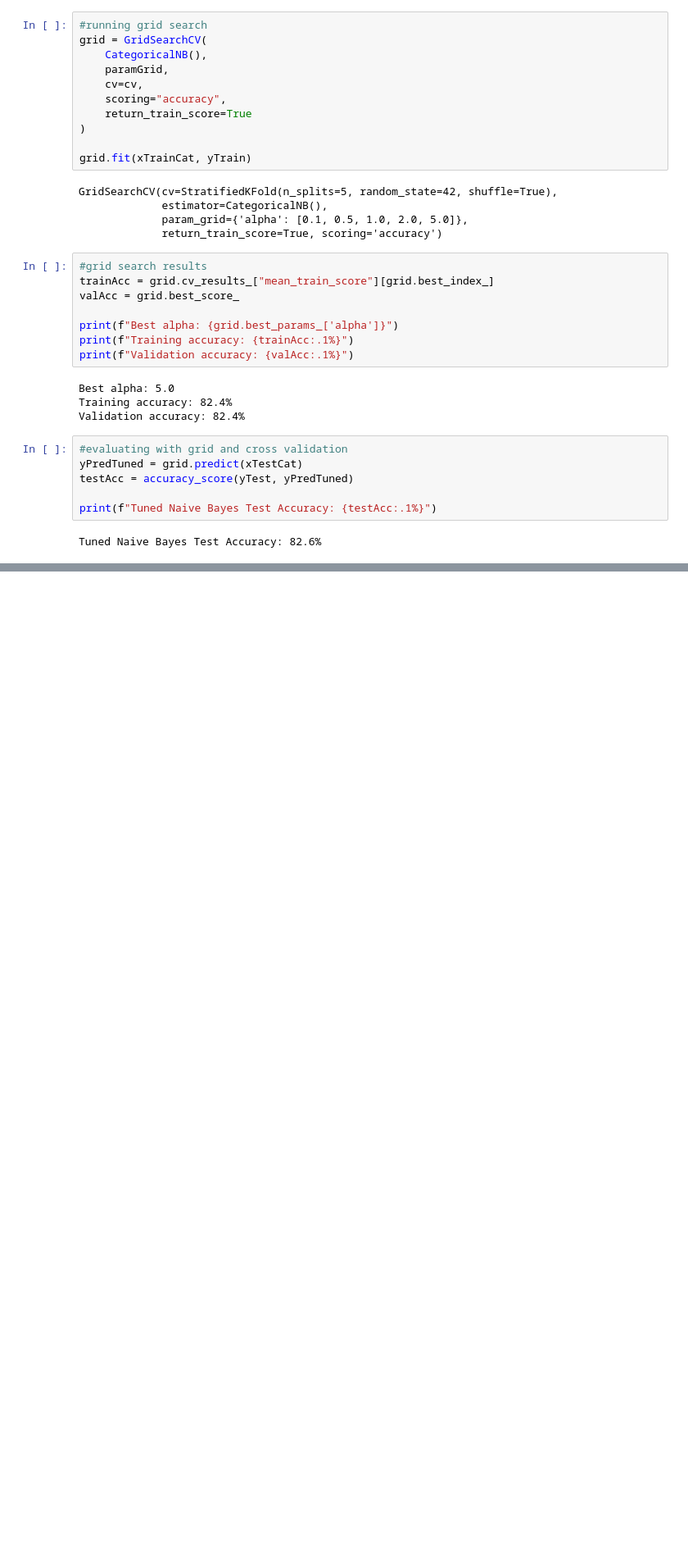
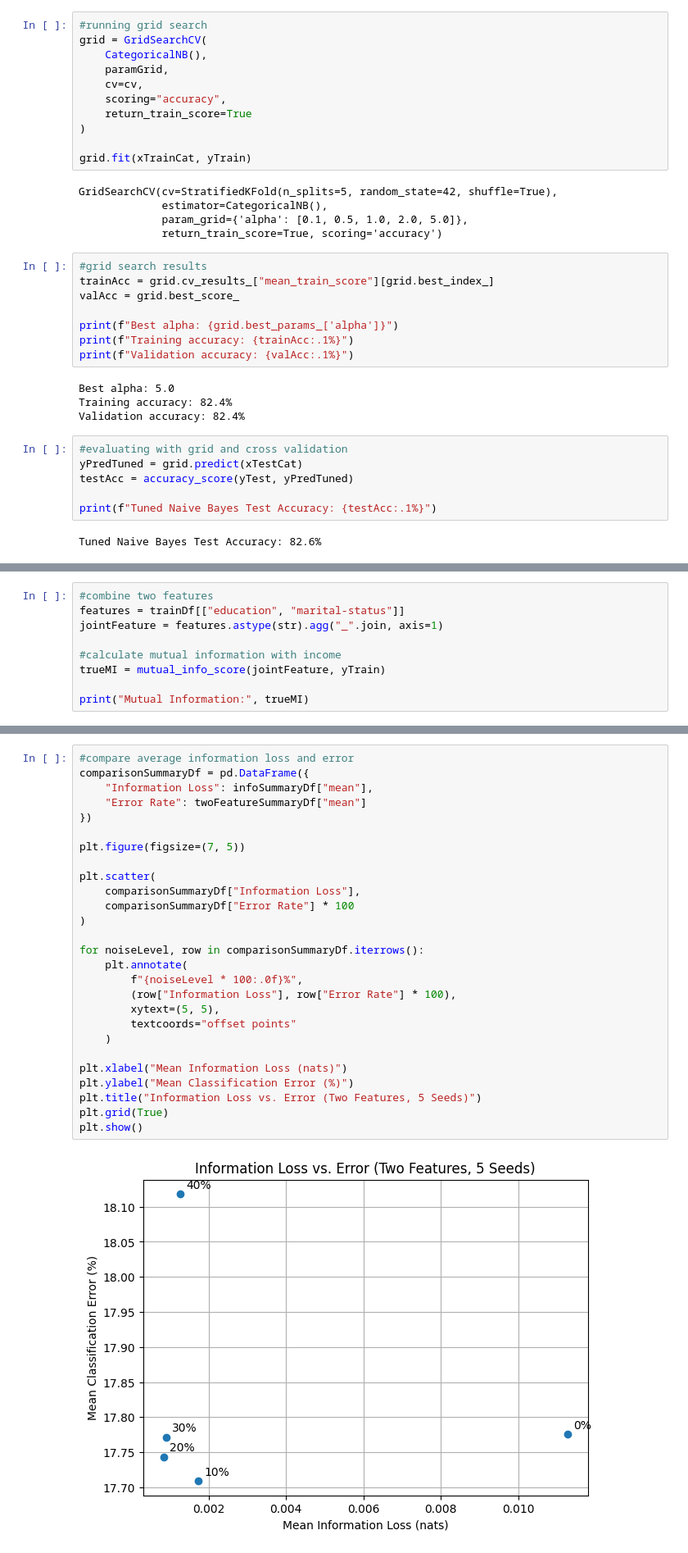
Before and after one commit to millieorellana/ECS171GroupProject, a Jupyter notebook: naiveBayes.ipynb, the cells around one changed output, grey strips where cells are left out. Shown at 82% size. Cells and saved outputs as stored; diff of their text form; blank space fills up the shorter version.

```diff
--- a/naiveBayes.ipynb
+++ b/naiveBayes.ipynb
@@ -170,0 +252,9 @@ display(results)
+# %%
+#combine two features
+features = trainDf[["education", "marital-status"]]
+jointFeature = features.astype(str).agg("_".join, axis=1)
+
+#calculate mutual information with income
+trueMI = mutual_info_score(jointFeature, yTrain)
+
+print("Mutual Information:", trueMI)
@@ -170,0 +452,29 @@ display(results)
+# %%
+#compare average information loss and error
+comparisonSummaryDf = pd.DataFrame({
+    "Information Loss": infoSummaryDf["mean"],
+    "Error Rate": twoFeatureSummaryDf["mean"]
+})
+
+plt.figure(figsize=(7, 5))
+
+plt.scatter(
+    comparisonSummaryDf["Information Loss"],
+    comparisonSummaryDf["Error Rate"] * 100
+)
+
+for noiseLevel, row in comparisonSummaryDf.iterrows():
+    plt.annotate(
+        f"{noiseLevel * 100:.0f}%",
+        (row["Information Loss"], row["Error Rate"] * 100),
+        xytext=(5, 5),
+        textcoords="offset points"
+    )
+
+plt.xlabel("Mean Information Loss (nats)")
+plt.ylabel("Mean Classification Error (%)")
+plt.title("Information Loss vs. Error (Two Features, 5 Seeds)")
+plt.grid(True)
+plt.show()
+# %% [output]
+[figure, added]
```
Also changed, not shown: parts of 16 cells of this notebook.
